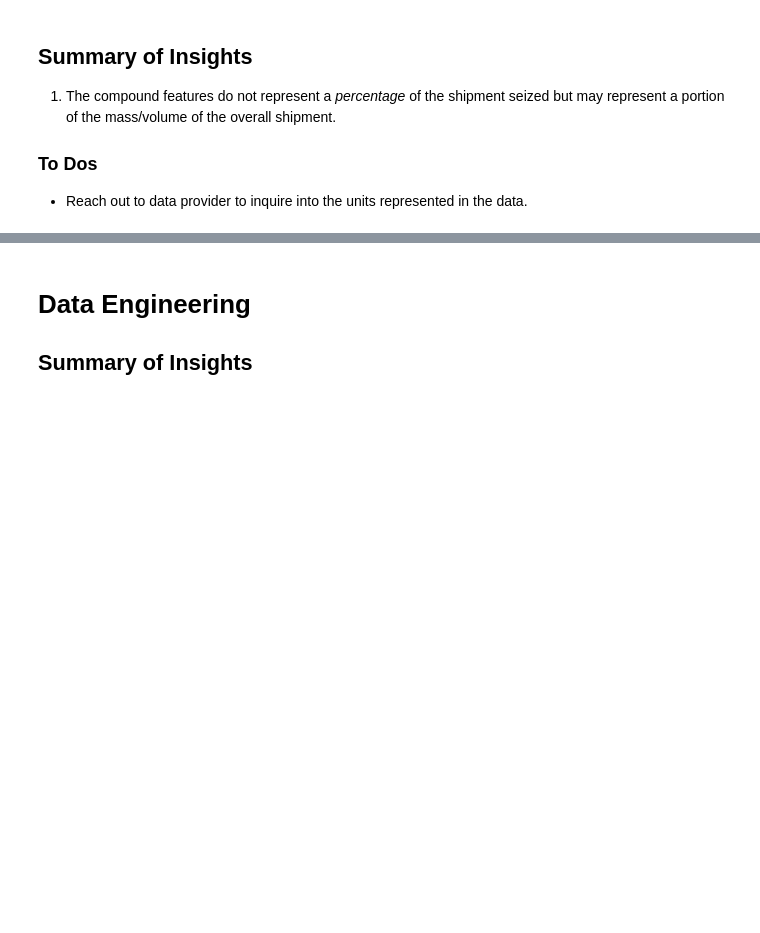
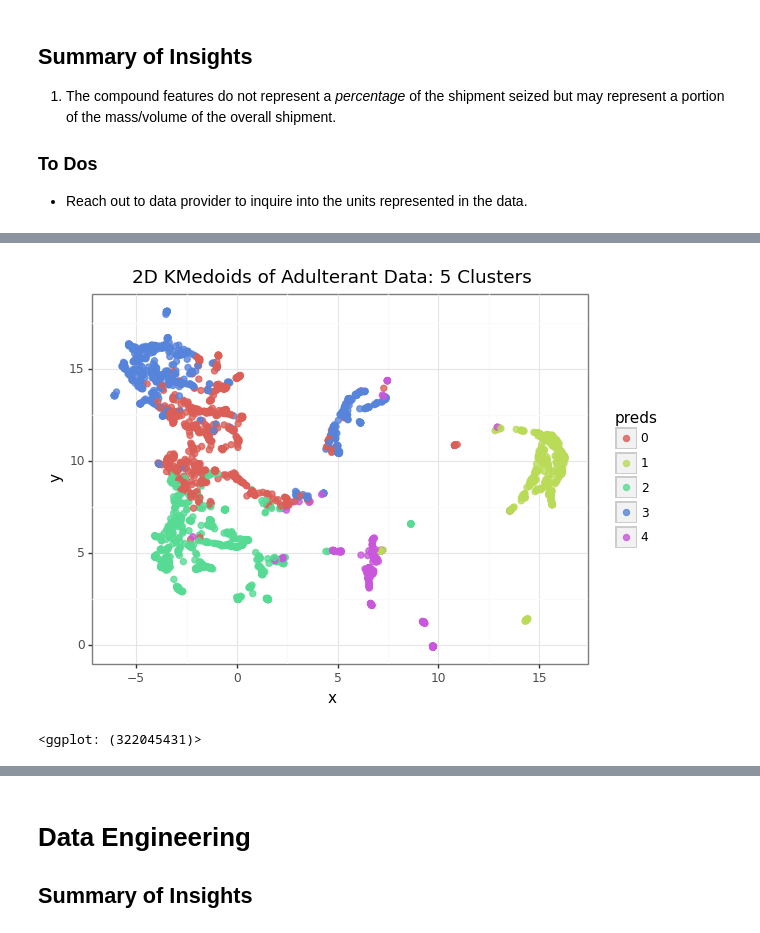
Before and after one commit to FreshPrinceofQueens/Portfolio-Projects, a Jupyter notebook: ChemicalAdulterantInvestigation.ipynb, the cells around one changed output, grey strips where cells are left out. Cells and saved outputs as stored; diff of their text form; code cells hidden in the pictures; blank space fills up the shorter version.

```diff
--- a/ChemicalAdulterantInvestigation.ipynb
+++ b/ChemicalAdulterantInvestigation.ipynb
@@ -135,0 +245,21 @@ Now we will work to cluster the data using various clustering techniques. This c
+# %%
+#Repeat with 5 clusters
+gower_clusterer_5 = KMedoids(n_clusters=5, metric='precomputed',
+                           method='pam', init='build',
+                           max_iter=300, random_state=random_state).fit(gower_distance_matrix)
+
+
+gower_data["preds"] = gower_clusterer_5.labels_
+gower_data["preds"] = gower_data["preds"].apply(str)
+predictions = pd.DataFrame()
+predictions['gower_preds'] = gower_clusterer_5.labels_
+
+p1 = (p9.ggplot(gower_data, p9.aes(x='x', y='y', fill='preds', color='preds'))
+      + p9.geom_point(alpha=0.8, size=2)
+      + p9.ggtitle('2D KMedoids of Adulterant Data: 5 Clusters')
+      + p9.theme_bw())
+
+p1
+# %% [output]
+[figure, added]
+<ggplot: (322045431)>
```
Also changed, not shown: parts of 14 cells of this notebook, 1 other file.
